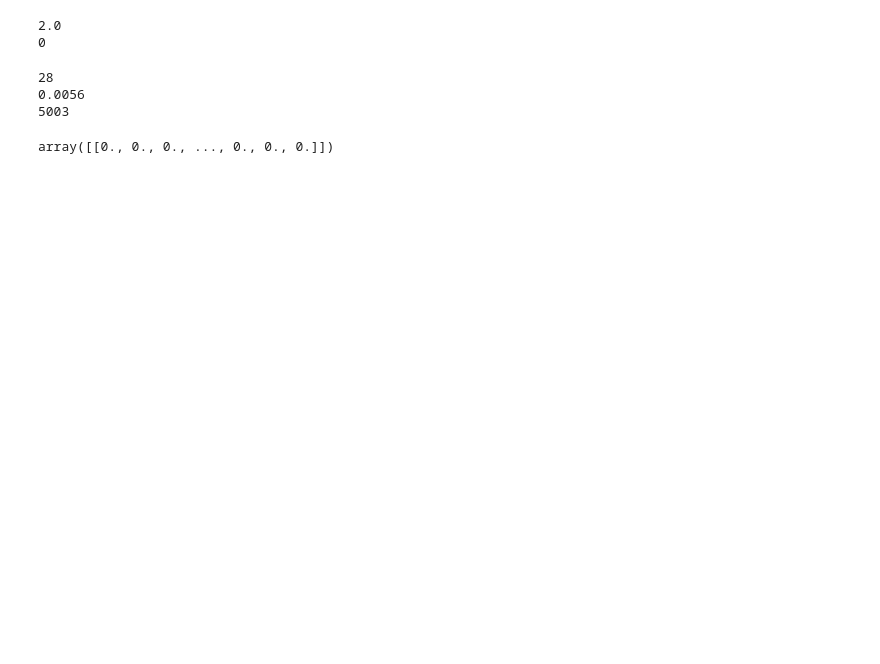
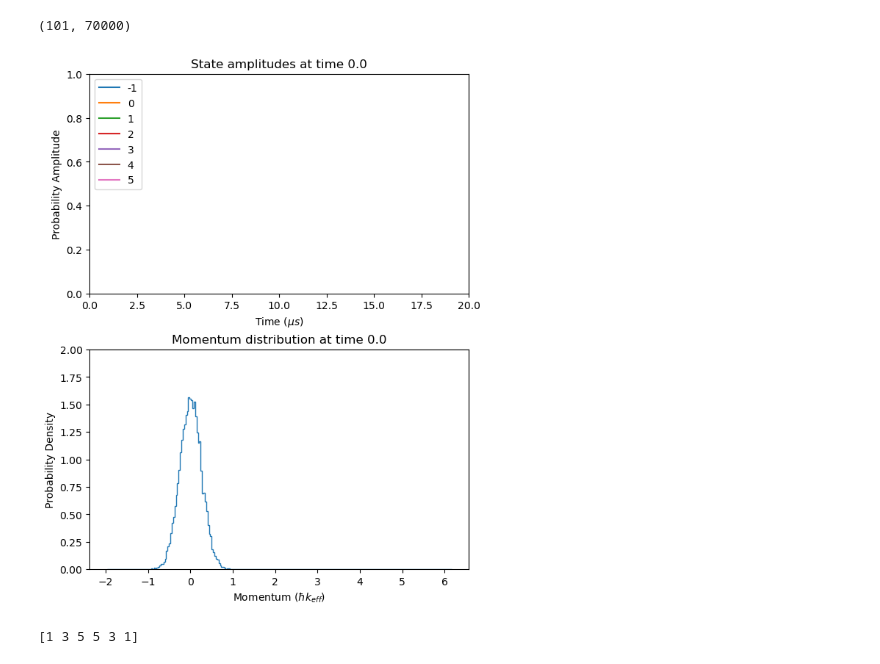
Before and after one commit to tr2g20/simulations, a Jupyter notebook: OOP_test.ipynb, the cells around one changed output. Drawn from its saved outputs; the diff is of its cells as text; code cells hidden in the pictures; blank space fills up the shorter version.

```diff
--- a/OOP_test.ipynb
+++ b/OOP_test.ipynb
@@ -8,36 +10,35 @@ import matplotlib.pyplot as plt
 # %%
-N = 5000
-Temp = 0.1e-6
+N = 10000
+Temp = 1e-6
 
-p_min = 0
-p_max = 4
+p_min = -1
+p_max = 5
 basis = np.arange(p_min, p_max + 1)
 
+Rabi = 2*pi*100000
+
 initial_state = np.zeros(shape=len(basis), dtype=np.complex128)
-initial_state[-1] = 1
+initial_state[1] = 1
 
-pulse_seq2 = gen_resonant_pm_seq(no_pulses=4, rabi_freq=2*pi, p_start=4, dir='neg') #2*pi*100000
+pulse_seq1, pulse_seq1_fast = gen_resonant_pm_seq_fast(no_pulses=4, rabi_freq=Rabi, n_steps=25, p_start=0, dir='pos') #2*pi*100000
 
-for pulse in pulse_seq2.pulses:
-    print(pulse.type)
-for pulse in pulse_seq2.pulses:
-    print(pulse.laser_det/(dR))
+# for pulse in pulse_seq2.pulses:
+#     print(pulse.type)
+# for pulse in pulse_seq2.pulses:
+#     print(pulse.laser_det/(dR))
 
-final, fracs, init, _ = simulate_pulses_p_dist(pulse_seq=pulse_seq2, Temp=Temp, no_atoms=N, basis=basis, initial_state=initial_state)
+moms, fracs, _ = simulate_pulses_p_dist(pulse_seq=pulse_seq1, Temp=Temp, no_atoms=N, basis=basis, initial_state=initial_state)
+wave_func, times = simulate_pulses_single_atom(pulse_seq= pulse_seq1, basis= basis, initial_state= initial_state, d_shift= 0)
 
-final = final/(hbar*k_eff)
-# This is just adding the initial momentum by looking at position the largest value (1) in the initial state
-# This does not work if you start in a superposition
-# I could defo think of a way to convert a superposition state into a momentum distribution but that would be pointless atm
-init = init/(hbar*k_eff) + basis[np.argmax(initial_state)]
+moms = moms/(hbar*k_eff)
 
-plt.hist(x = init, bins = 100, histtype='step',density=True,label='Initial')
-plt.hist(x = final, bins = 250, weights=fracs, histtype='step',density=True, label='Final')
-plt.title(rf"Resonant on first pulse (+-+-), $N={N}$, $T={Temp*1e6:.3g}\mu K$")
-plt.ylabel('Probability Density')
-plt.xlabel(r"Momentum ($\hbar k_{eff}$)")
-plt.legend()
+print(wave_func[0])
+
+fig1, (ax1, ax2) = plt.subplots(2, 1, figsize=(6, 7.5), layout= 'constrained')
+
+plot_state_trajectories(ax= ax1, wavefunc= wave_func, time_array= times, basis= basis, title= r'State trajectories ($\delta_D = 0$)', contains_title= True)
+plot_hist(ax= ax2, mom_vals= moms, fracs= fracs, n_bins= 250, n_atoms= N, temp=Temp, contains_title= True)
+
+fig1.suptitle(t=rf'Resonant (+-+-) sequence ($\Omega_R = 2\pi\times{Rabi/(2*1e3*pi):.3g}$kHz)', fontsize= 15)
+# fig1.tight_layout
 plt.show()
-# %% [output]
-2.0
-0
@@ -85,17 +45,10 @@ def simulate_pulses_single_atom(pulse_seq: PulseSequence, basis: np.ndarray, ini
-# %%
-seq = PulseSequence()
-seq.add_pulse(UpPulse(laser_det=0, phase=0, rabi_freq=2*pi, duration=7))
-seq.add_pulse(DownPulse(laser_det=0, phase=0, rabi_freq=2*pi, duration=2))
-
-seq.add_pulse(UpPulse(laser_det=0, phase=0, rabi_freq=2*pi, duration=3))
-seq.add_pulse(UpPulse(laser_det=0, phase=0, rabi_freq=2*pi, duration=3))
-seq.add_pulse(UpPulse(laser_det=0, phase=0, rabi_freq=2*pi, duration=2))
-seq.add_pulse(UpPulse(laser_det=0, phase=0, rabi_freq=2*pi, duration=3))
-seq.add_pulse(UpPulse(laser_det=0, phase=0, rabi_freq=2*pi, duration=8))
-
-simulate_pulses_single_atom(pulse_seq=seq, basis = np.zeros(1), initial_state=np.zeros(1, dtype=np.complex128), time_steps=5000)
-# %% [output]
-28
-0.0056
-5003
-array([[0., 0., 0., ..., 0., 0., 0.]])
+# %%
+save_gif(filename = f'./plots/offresononant_pm_seq_{N}atoms_{Temp*1e6:.3g}microK_{Rabi/(2*1e3*pi):.3g}kHz.gif', mom_vals=moms, fracs=fracs, n_bins=250, wavefunc=wave_func, times=times, basis=basis, frame_interval=100, pause_time=3000)
+# %% [output]
+(101, 70000)
+[figure, added]
+# %%
+phese = np.array([1,3,5,5,3,1])
+print(phese[:6])
+# %% [output]
+[1 3 5 5 3 1]
```
Also changed, not shown: parts of 5 cells of this notebook, 7 other files.
